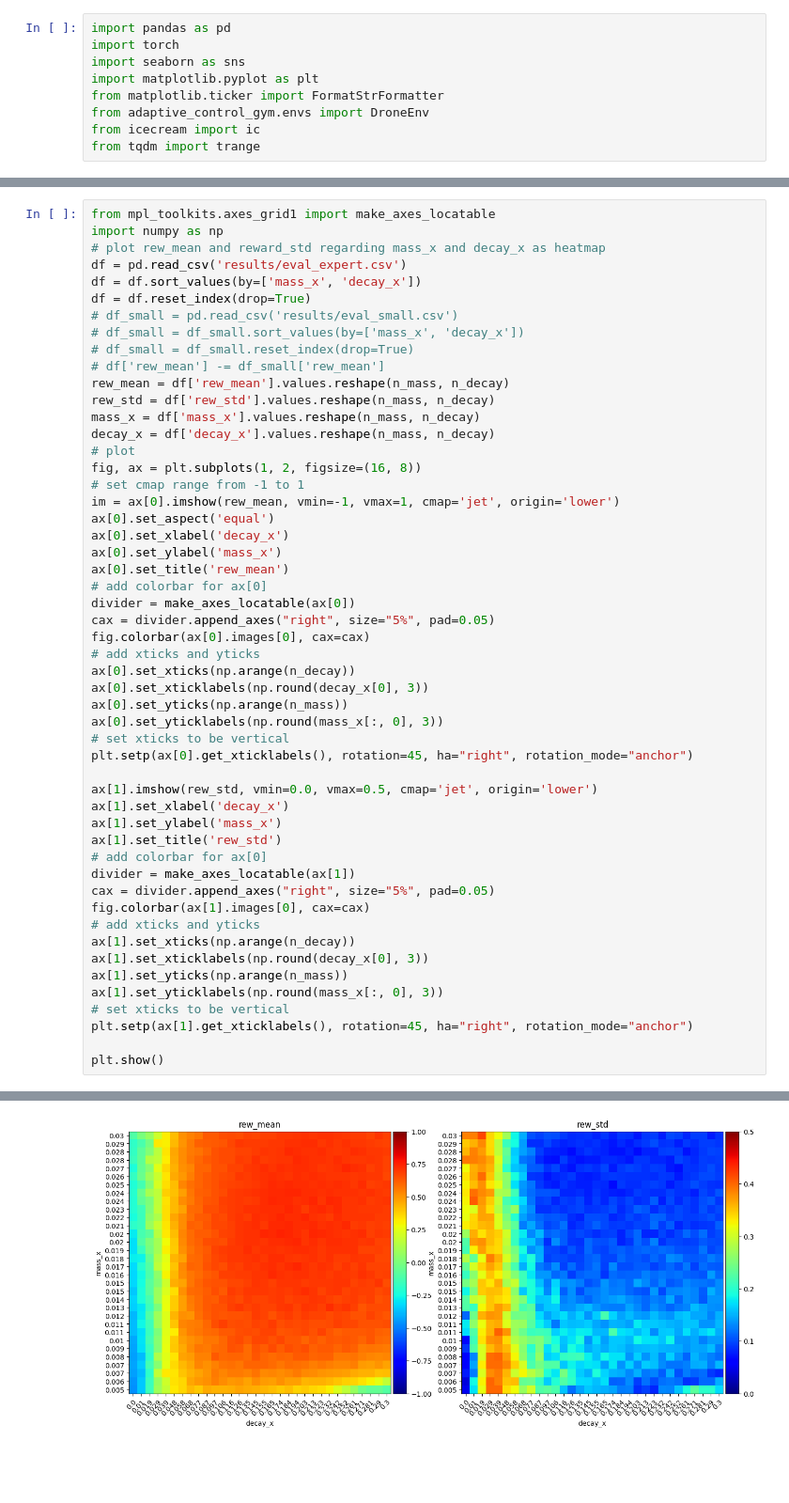
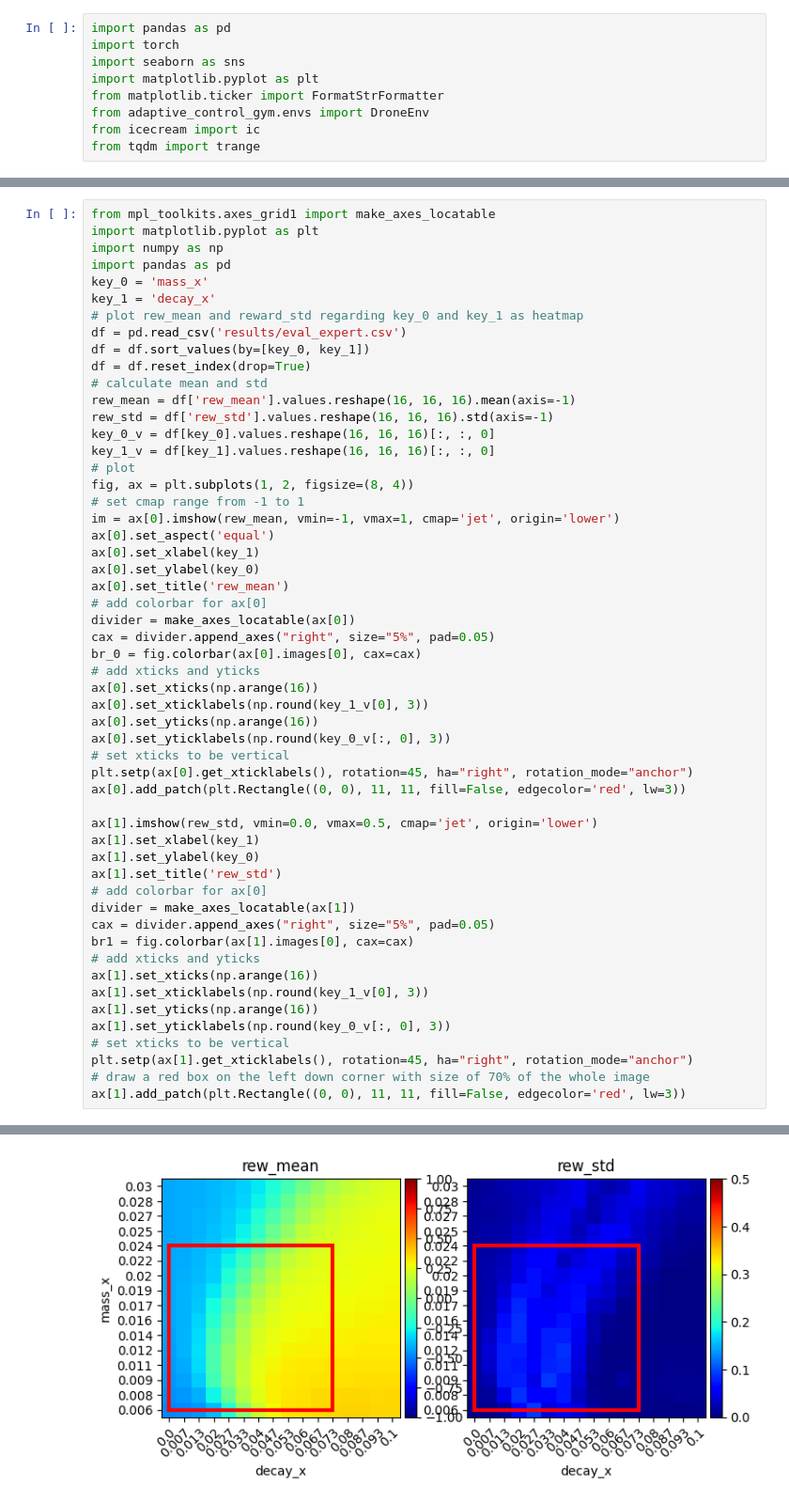
Before and after one commit to jc-bao/policy-adaptation-survey, a Jupyter notebook: adaptive_control_gym/utils/sensitivity.ipynb, the cells around one changed output, grey strips where cells are left out. Shown at 94% size. Cells and saved outputs as stored; diff of their text form; blank space fills up the shorter version.

```diff
--- a/adaptive_control_gym/utils/sensitivity.ipynb
+++ b/adaptive_control_gym/utils/sensitivity.ipynb
@@ -73,53 +73,55 @@ ic| env_num: 1024
 # %%
 from mpl_toolkits.axes_grid1 import make_axes_locatable
+import matplotlib.pyplot as plt
 import numpy as np
-# plot rew_mean and reward_std regarding mass_x and decay_x as heatmap
+import pandas as pd
+key_0 = 'mass_x'
+key_1 = 'decay_x'
+# plot rew_mean and reward_std regarding key_0 and key_1 as heatmap
 df = pd.read_csv('results/eval_expert.csv')
-df = df.sort_values(by=['mass_x', 'decay_x'])
+df = df.sort_values(by=[key_0, key_1])
 df = df.reset_index(drop=True)
-# df_small = pd.read_csv('results/eval_small.csv')
-# df_small = df_small.sort_values(by=['mass_x', 'decay_x'])
-# df_small = df_small.reset_index(drop=True)
-# df['rew_mean'] -= df_small['rew_mean']
-rew_mean = df['rew_mean'].values.reshape(n_mass, n_decay)
-rew_std = df['rew_std'].values.reshape(n_mass, n_decay)
-mass_x = df['mass_x'].values.reshape(n_mass, n_decay)
-decay_x = df['decay_x'].values.reshape(n_mass, n_decay)
+# calculate mean and std
+rew_mean = df['rew_mean'].values.reshape(16, 16, 16).mean(axis=-1)
+rew_std = df['rew_std'].values.reshape(16, 16, 16).std(axis=-1)
+key_0_v = df[key_0].values.reshape(16, 16, 16)[:, :, 0]
+key_1_v = df[key_1].values.reshape(16, 16, 16)[:, :, 0]
 # plot
-fig, ax = plt.subplots(1, 2, figsize=(16, 8))
+fig, ax = plt.subplots(1, 2, figsize=(8, 4))
 # set cmap range from -1 to 1
 im = ax[0].imshow(rew_mean, vmin=-1, vmax=1, cmap='jet', origin='lower')
 ax[0].set_aspect('equal')
-ax[0].set_xlabel('decay_x')
-ax[0].set_ylabel('mass_x')
+ax[0].set_xlabel(key_1)
+ax[0].set_ylabel(key_0)
 ax[0].set_title('rew_mean')
 # add colorbar for ax[0]
 divider = make_axes_locatable(ax[0])
 cax = divider.append_axes("right", size="5%", pad=0.05)
-fig.colorbar(ax[0].images[0], cax=cax)
+br_0 = fig.colorbar(ax[0].images[0], cax=cax)
 # add xticks and yticks
-ax[0].set_xticks(np.arange(n_decay))
-ax[0].set_xticklabels(np.round(decay_x[0], 3))
-ax[0].set_yticks(np.arange(n_mass))
-ax[0].set_yticklabels(np.round(mass_x[:, 0], 3))
+ax[0].set_xticks(np.arange(16))
+ax[0].set_xticklabels(np.round(key_1_v[0], 3))
+ax[0].set_yticks(np.arange(16))
+ax[0].set_yticklabels(np.round(key_0_v[:, 0], 3))
 # set xticks to be vertical
 plt.setp(ax[0].get_xticklabels(), rotation=45, ha="right", rotation_mode="anchor")
+ax[0].add_patch(plt.Rectangle((0, 0), 11, 11, fill=False, edgecolor='red', lw=3))
 
 ax[1].imshow(rew_std, vmin=0.0, vmax=0.5, cmap='jet', origin='lower')
-ax[1].set_xlabel('decay_x')
-ax[1].set_ylabel('mass_x')
+ax[1].set_xlabel(key_1)
+ax[1].set_ylabel(key_0)
 ax[1].set_title('rew_std')
 # add colorbar for ax[0]
 divider = make_axes_locatable(ax[1])
 cax = divider.append_axes("right", size="5%", pad=0.05)
-fig.colorbar(ax[1].images[0], cax=cax)
+br1 = fig.colorbar(ax[1].images[0], cax=cax)
 # add xticks and yticks
-ax[1].set_xticks(np.arange(n_decay))
-ax[1].set_xticklabels(np.round(decay_x[0], 3))
-ax[1].set_yticks(np.arange(n_mass))
-ax[1].set_yticklabels(np.round(mass_x[:, 0], 3))
+ax[1].set_xticks(np.arange(16))
+ax[1].set_xticklabels(np.round(key_1_v[0], 3))
+ax[1].set_yticks(np.arange(16))
+ax[1].set_yticklabels(np.round(key_0_v[:, 0], 3))
 # set xticks to be vertical
 plt.setp(ax[1].get_xticklabels(), rotation=45, ha="right", rotation_mode="anchor")
-
-plt.show()
+# draw a red box on the left down corner with size of 70% of the whole image
+ax[1].add_patch(plt.Rectangle((0, 0), 11, 11, fill=False, edgecolor='red', lw=3))
 # %% [output]
@@ -126,4 +129,4 @@ plt.show()
-[figure, old version]
+[figure, new version]
 # %%
 # read the file
 df = pd.read_csv('results/eval.csv')
```
Also changed, not shown: parts of 3 cells of this notebook, 1 other file.
